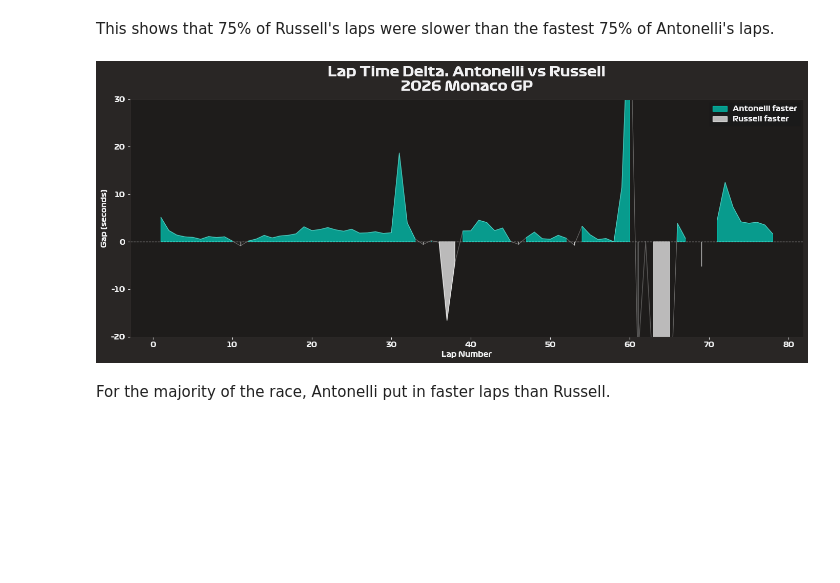
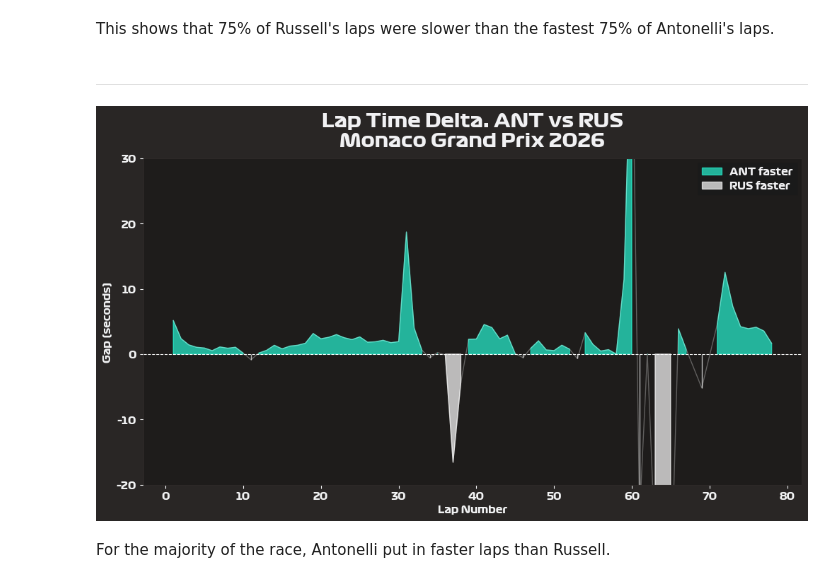
Before and after one commit to billtaing/Formula-1-Data-Science, a Jupyter notebook: monaco_gp_2026.ipynb, the cells around one changed output. Cells and saved outputs as stored; diff of their text form; code cells hidden in the pictures; blank space fills up the shorter version.

```diff
--- a/monaco_gp_2026.ipynb
+++ b/monaco_gp_2026.ipynb
@@ -105,26 +64,10 @@ plt.show()
 # %% [markdown]
 This shows that 75% of Russell's laps were slower than the fastest 75% of Antonelli's laps.
-# %%
-fig, ax = plt.subplots(figsize=(14, 6))
-
-ant_rus_laps_pivoted = ant_rus_laps[['LapNumber', 'Driver', 'LapTimeSeconds']].pivot(index='LapNumber', columns='Driver', values='LapTimeSeconds').reset_index().rename_axis(None, axis=1)
-ant_rus_gap = ant_rus_laps_pivoted['RUS'] - ant_rus_laps_pivoted['ANT']
-laps = ant_rus_laps_pivoted['LapNumber']
-
-ax.plot(laps, ant_rus_gap, color='white', linewidth=1, alpha=0.3)
-ax.fill_between(laps, ant_rus_gap, 0, where=(ant_rus_gap > 0), color='#00D2BE', alpha=0.7, label='Antonelli faster')
-ax.fill_between(laps, ant_rus_gap, 0, where=(ant_rus_gap < 0), color='white', alpha=0.7, label='Russell faster')
-ax.axhline(y=0, color='white', linewidth=0.8, linestyle='--')
-
-ax.set_xlabel('Lap Number', fontweight='bold')
-ax.set_ylabel('Gap (seconds)', fontweight='bold')
-ax.set_title('Lap Time Delta: Antonelli vs Russell\n2026 Monaco GP', fontweight='bold')
-ax.legend()
-
-plt.ylim(-20, 30)
-plt.tight_layout()
-plt.show()
-# %% [output]
-[figure, removed]
+# %% [markdown]
+---
+# %%
+plot_lap_time_delta(monaco_race, 'ANT', 'RUS', ANT_COLOR, RUS_COLOR, ylim=(-20, 30))
+# %% [output]
+[figure, added]
 # %% [markdown]
 For the majority of the race, Antonelli put in faster laps than Russell.
```
Also changed, not shown: parts of 23 cells of this notebook, 2 other files.
